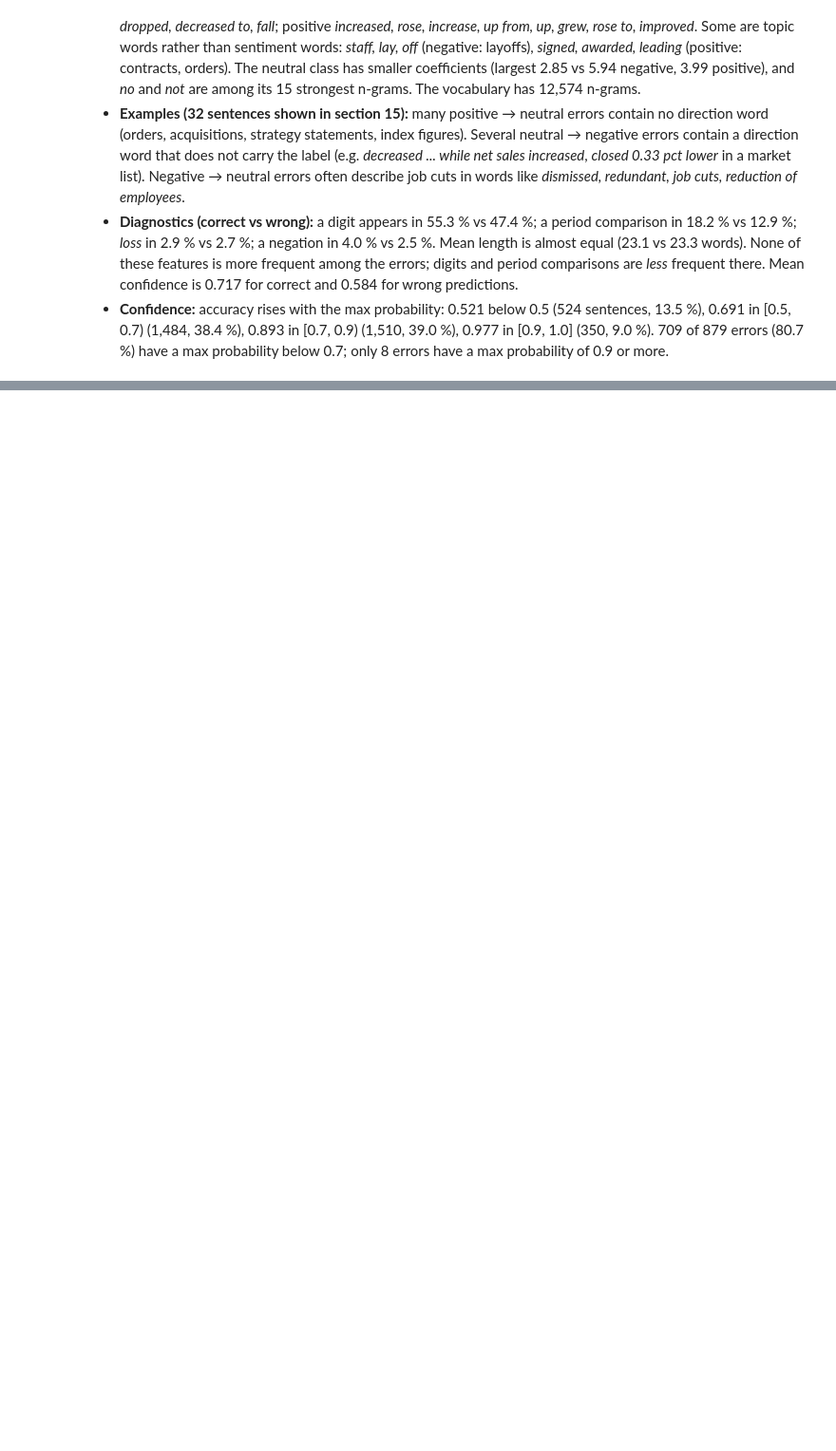
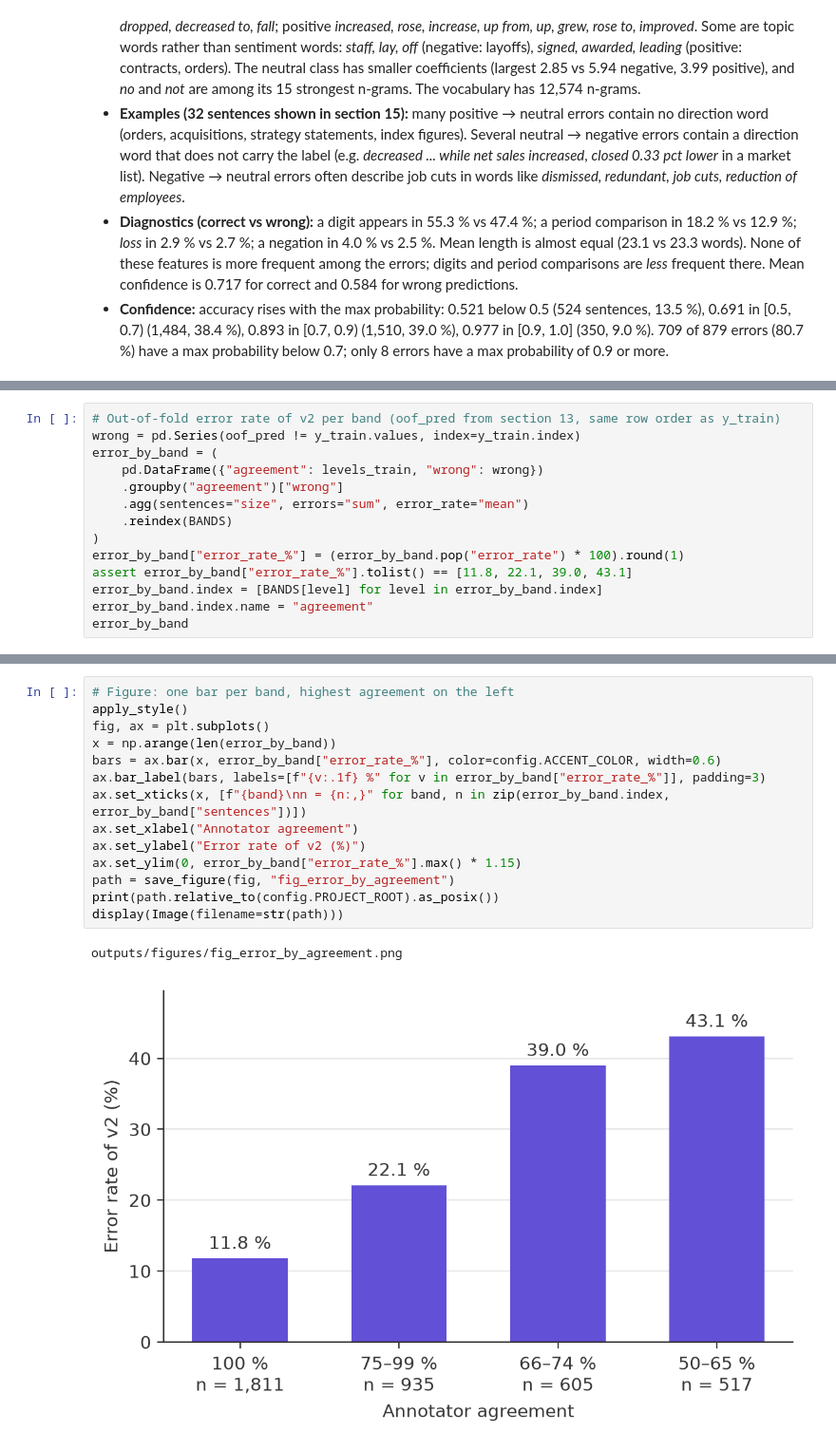
Before and after one commit to santi753/IU_Portafolio_Artificial_Intelligence, a Jupyter notebook: notebooks/02_training_evaluation.ipynb, the cells around one changed output, grey strips where cells are left out. Shown at 95% size. Saved outputs shown, nothing was run; the diff lists cells and outputs as text; blank space fills up the shorter version.

Commit message:
T7b: iteration v3, annotator-agreement weights and final model decision
Co-Authored-By: Claude Opus 5.5 <noreply@anthropic.com>

```diff
--- a/notebooks/02_training_evaluation.ipynb
+++ b/notebooks/02_training_evaluation.ipynb
@@ -885,0 +932,14 @@ iterations); the test set was not used, no model was changed and no iteration wa
+# %%
+# Out-of-fold error rate of v2 per band (oof_pred from section 13, same row order as y_train)
+wrong = pd.Series(oof_pred != y_train.values, index=y_train.index)
+error_by_band = (
+    pd.DataFrame({"agreement": levels_train, "wrong": wrong})
+    .groupby("agreement")["wrong"]
+    .agg(sentences="size", errors="sum", error_rate="mean")
+    .reindex(BANDS)
+)
+error_by_band["error_rate_%"] = (error_by_band.pop("error_rate") * 100).round(1)
+assert error_by_band["error_rate_%"].tolist() == [11.8, 22.1, 39.0, 43.1]
+error_by_band.index = [BANDS[level] for level in error_by_band.index]
+error_by_band.index.name = "agreement"
+error_by_band
@@ -885,0 +953,17 @@ iterations); the test set was not used, no model was changed and no iteration wa
+# %%
+# Figure: one bar per band, highest agreement on the left
+apply_style()
+fig, ax = plt.subplots()
+x = np.arange(len(error_by_band))
+bars = ax.bar(x, error_by_band["error_rate_%"], color=config.ACCENT_COLOR, width=0.6)
+ax.bar_label(bars, labels=[f"{v:.1f} %" for v in error_by_band["error_rate_%"]], padding=3)
+ax.set_xticks(x, [f"{band}\nn = {n:,}" for band, n in zip(error_by_band.index, error_by_band["sentences"])])
+ax.set_xlabel("Annotator agreement")
+ax.set_ylabel("Error rate of v2 (%)")
+ax.set_ylim(0, error_by_band["error_rate_%"].max() * 1.15)
+path = save_figure(fig, "fig_error_by_agreement")
+print(path.relative_to(config.PROJECT_ROOT).as_posix())
+display(Image(filename=str(path)))
+# %% [output]
+outputs/figures/fig_error_by_agreement.png
+[figure, added]
```
Also changed, not shown: parts of 12 cells of this notebook, 12 other files.
